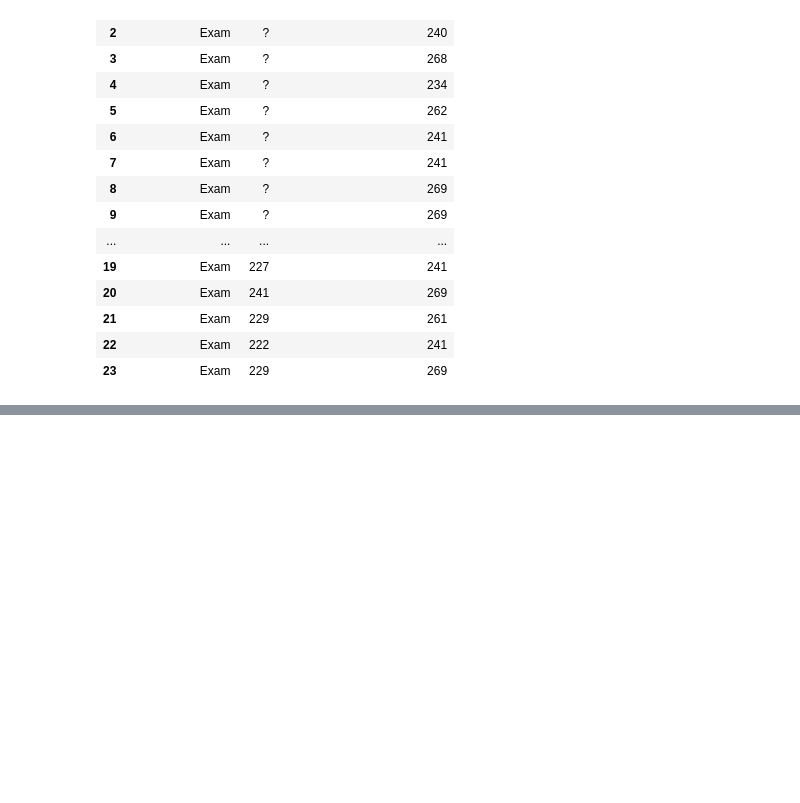
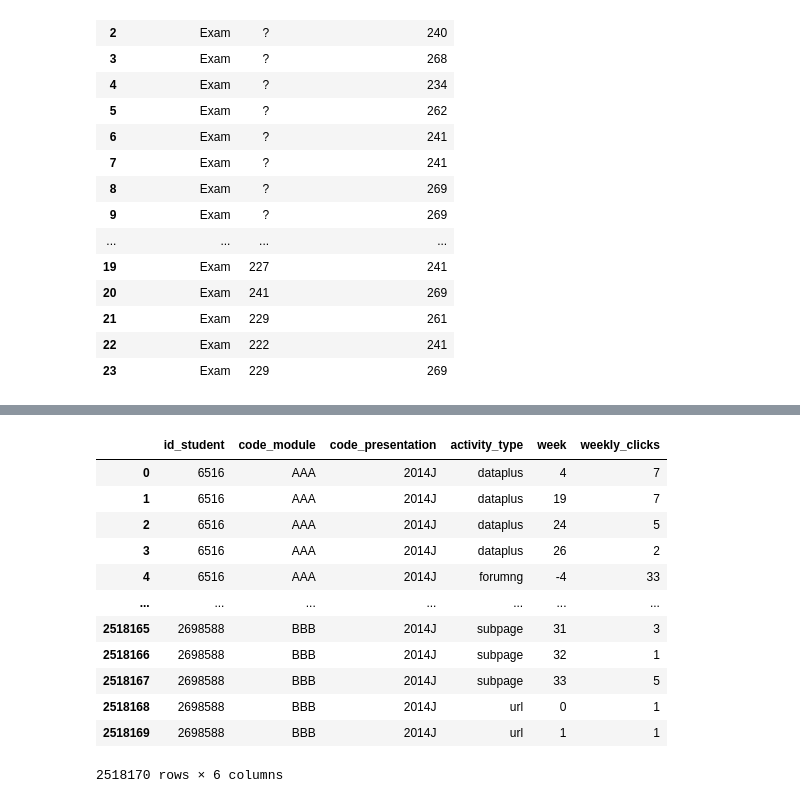
Before and after one commit to thiennguyen37-qn/early-academic-risk-warning, a Jupyter notebook: demo.ipynb, the cells around one changed output, grey strips where cells are left out. Drawn from its saved outputs; the diff is of its cells as text; code cells hidden in the pictures; blank space fills up the shorter version.

```diff
--- a/demo.ipynb
+++ b/demo.ipynb
@@ -244,0 +234,32 @@ df_grouped
+# %%
+vle_weekly = pd.read_sql("""
+    SELECT
+        sv.id_student,
+        sv.code_module,
+        sv.code_presentation,
+        v.activity_type,
+        CAST(FLOOR(CAST(sv.date AS FLOAT) / 7) AS INTEGER) AS week,
+        SUM(sv.sum_click) AS weekly_clicks
+    FROM studentVle sv
+    JOIN vle v
+        ON sv.id_site = v.id_site
+        AND sv.code_module = v.code_module
+        AND sv.code_presentation = v.code_presentation
+    GROUP BY sv.id_student, sv.code_module, sv.code_presentation, v.activity_type, week
+""", conn)
+# %%
+vle_weekly
+# %% [output]
+|  | id_student | code_module | code_presentation | activity_type | week | weekly_clicks |
+| 0 | 6516 | AAA | 2014J | dataplus | 4 | 7 |
+| 1 | 6516 | AAA | 2014J | dataplus | 19 | 7 |
+| 2 | 6516 | AAA | 2014J | dataplus | 24 | 5 |
+| 3 | 6516 | AAA | 2014J | dataplus | 26 | 2 |
+| 4 | 6516 | AAA | 2014J | forumng | -4 | 33 |
+| ... | ... | ... | ... | ... | ... | ... |
+| 2518165 | 2698588 | BBB | 2014J | subpage | 31 | 3 |
+| 2518166 | 2698588 | BBB | 2014J | subpage | 32 | 1 |
+| 2518167 | 2698588 | BBB | 2014J | subpage | 33 | 5 |
+| 2518168 | 2698588 | BBB | 2014J | url | 0 | 1 |
+| 2518169 | 2698588 | BBB | 2014J | url | 1 | 1 |
+2518170 rows × 6 columns
```
Also changed, not shown: parts of 8 cells of this notebook.
